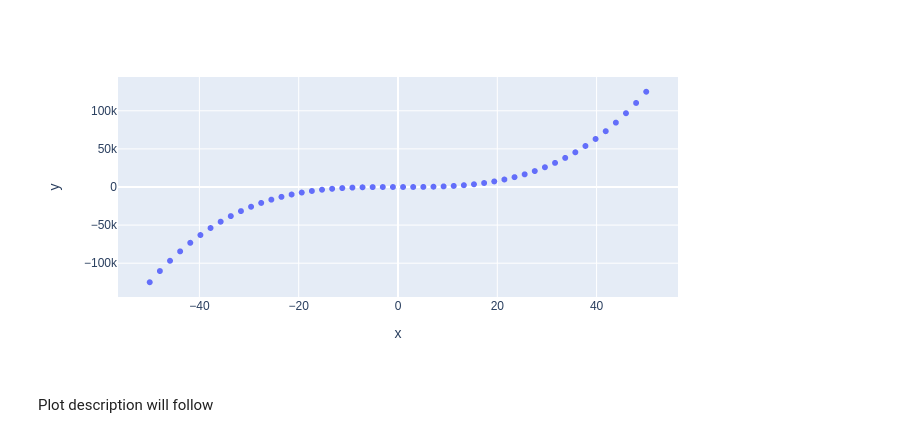
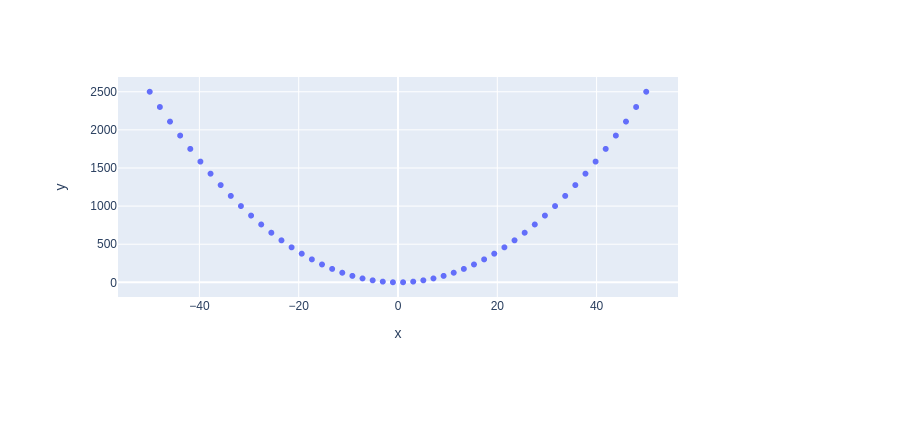
Before and after one commit to david-alber/my-notebooks-repo, a Jupyter notebook: experiment1.ipynb, the cells around one changed output. Saved outputs shown, nothing was run; the diff lists cells and outputs as text; code cells hidden in the pictures; blank space fills up the shorter version.

```diff
--- a/experiment1.ipynb
+++ b/experiment1.ipynb
@@ -1,18 +1,16 @@
 # %%
 import numpy as np
 import plotly.express as px
 
 # x-axis data points
 x = np.linspace(start=-50, stop=50)
 
 # y-axis data points
-y = x ** 3
+y = x ** 2
 
 # define the plot
 fig = px.scatter(x=x, y=y)
 
 fig.show()
 # %% [output]
-[figure, old version]
+[figure, new version]
-# %% [markdown]
-Plot description will follow
```
